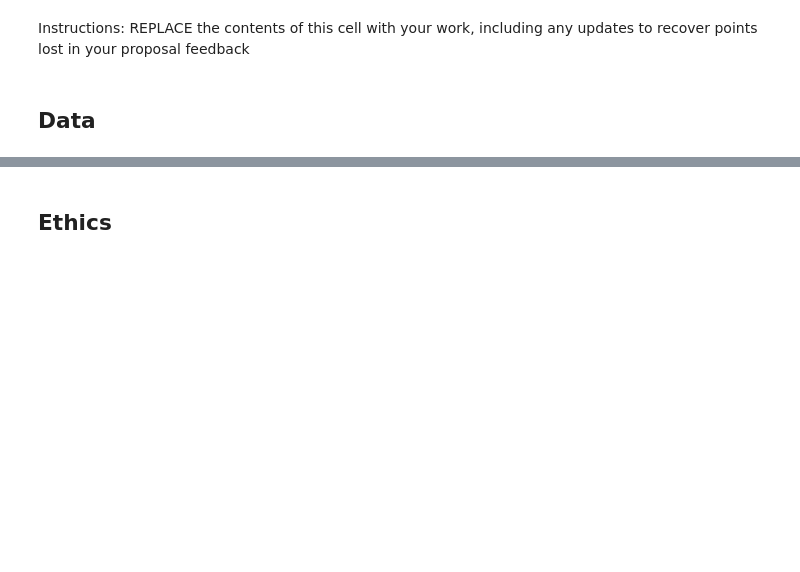
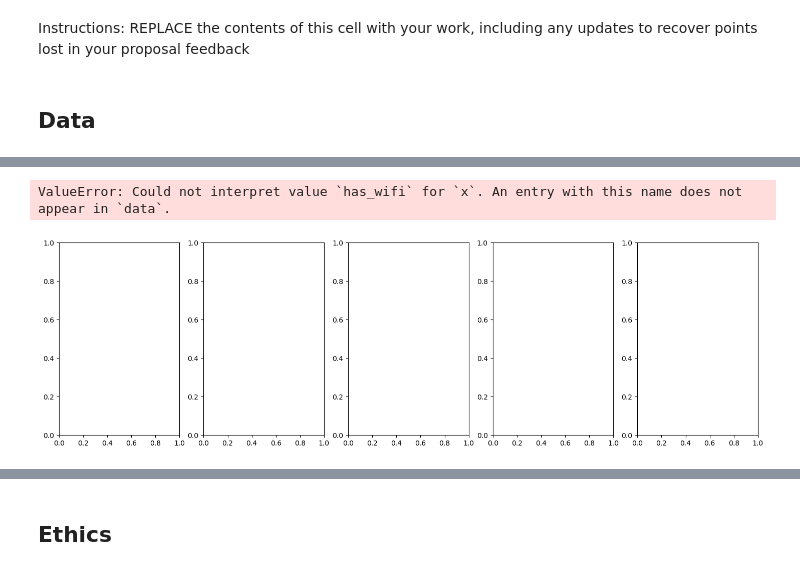
Before and after one commit to COGS108/Group082_WI26, a Jupyter notebook: 03-FinalProject.ipynb, the cells around one changed output, grey strips where cells are left out. Cells and saved outputs as stored; diff of their text form; code cells hidden in the pictures; blank space fills up the shorter version.

Commit message:
update data&result

```diff
--- a/03-FinalProject.ipynb
+++ b/03-FinalProject.ipynb
@@ -139,0 +296,15 @@ Some more words and stuff.  Remember notebooks work best if you interleave the c
+# %%
+# Parse amenities from string format {item1, item2, ...} into binary columns
+listings['amenities_clean'] = listings['amenities'].str.replace('{', '').str.replace('}', '').str.replace('"', '')
+
+key_amenities = ['Wifi', 'Pool', 'Kitchen', 'Air conditioning', 'Free parking on premises']
+
+for amenity in key_amenities:
+    col_name = 'has_' + amenity.lower().replace(' ', '_')
+    listings[col_name] = listings['amenities_clean'].str.contains(amenity, na=False).astype(int)
+
+print(listings[['has_wifi','has_pool','has_kitchen','has_air_conditioning','has_free_parking_on_premises']].head(10))
+print("\nAmenity counts:")
+for amenity in key_amenities:
+    col_name = 'has_' + amenity.lower().replace(' ', '_')
+    print(f"  {amenity}: {listings[col_name].sum()} listings")
@@ -139,0 +330,19 @@ Some more words and stuff.  Remember notebooks work best if you interleave the c
+# %%
+# Average price by amenity presence
+fig, axes = plt.subplots(1, 5, figsize=(18, 5))
+
+amenity_cols = ['has_wifi', 'has_pool', 'has_kitchen', 'has_air_conditioning', 'has_free_parking_on_premises']
+amenity_labels = ['Wifi', 'Pool', 'Kitchen', 'Air Conditioning', 'Free Parking']
+
+for ax, col, label in zip(axes, amenity_cols, amenity_labels):
+    sns.boxplot(data=listings, x=col, y='nightly_price', ax=ax)
+    ax.set_title(f'Price vs {label}')
+    ax.set_xlabel('Has Amenity (0/1)')
+    ax.set_ylabel('Nightly Price ($)')
+    ax.set_ylim(0, 500)
+
+plt.tight_layout()
+plt.show()
+# %% [output]
+ValueError: Could not interpret value `has_wifi` for `x`. An entry with this name does not appear in `data`.
+[figure, added]
```
Also changed, not shown: parts of 68 cells of this notebook, 1 other file.
